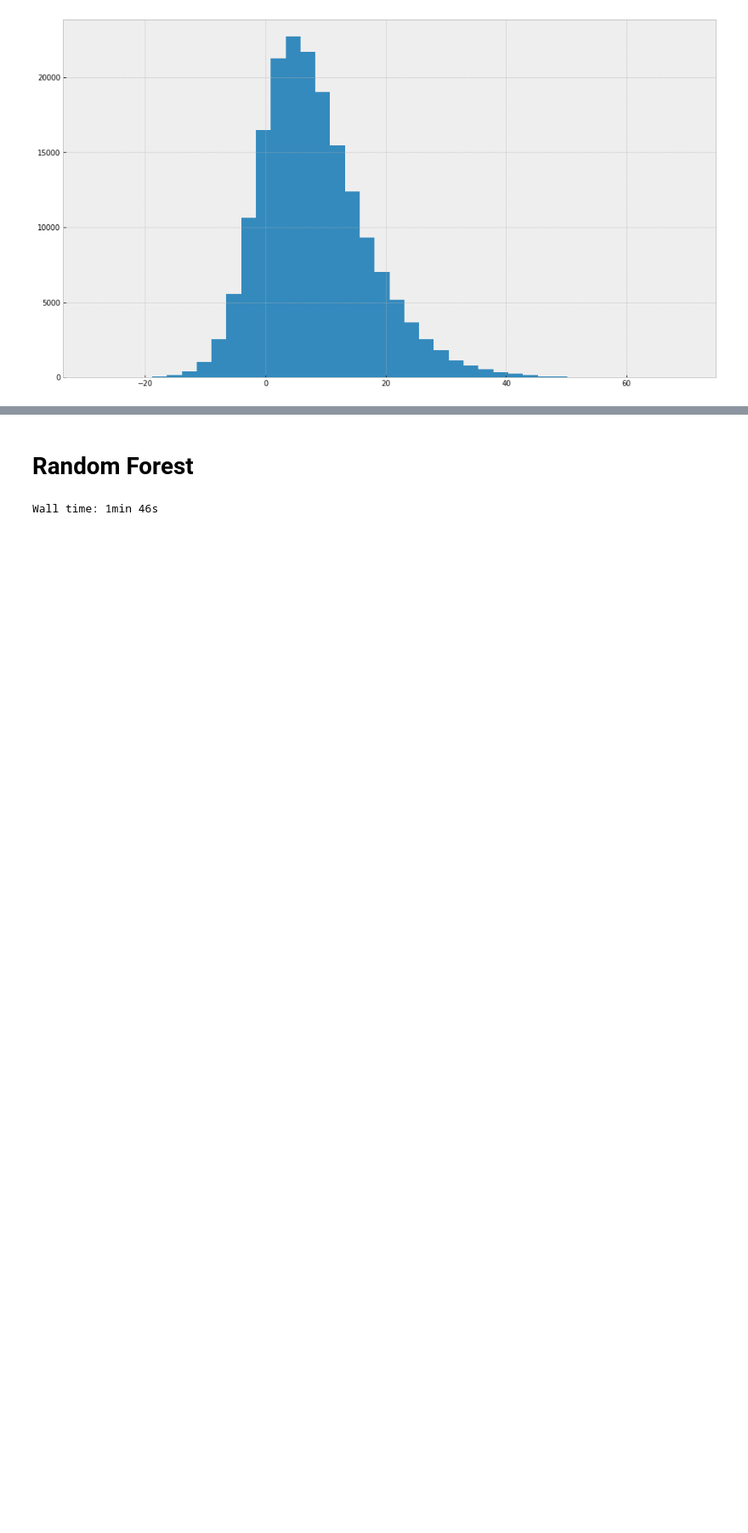
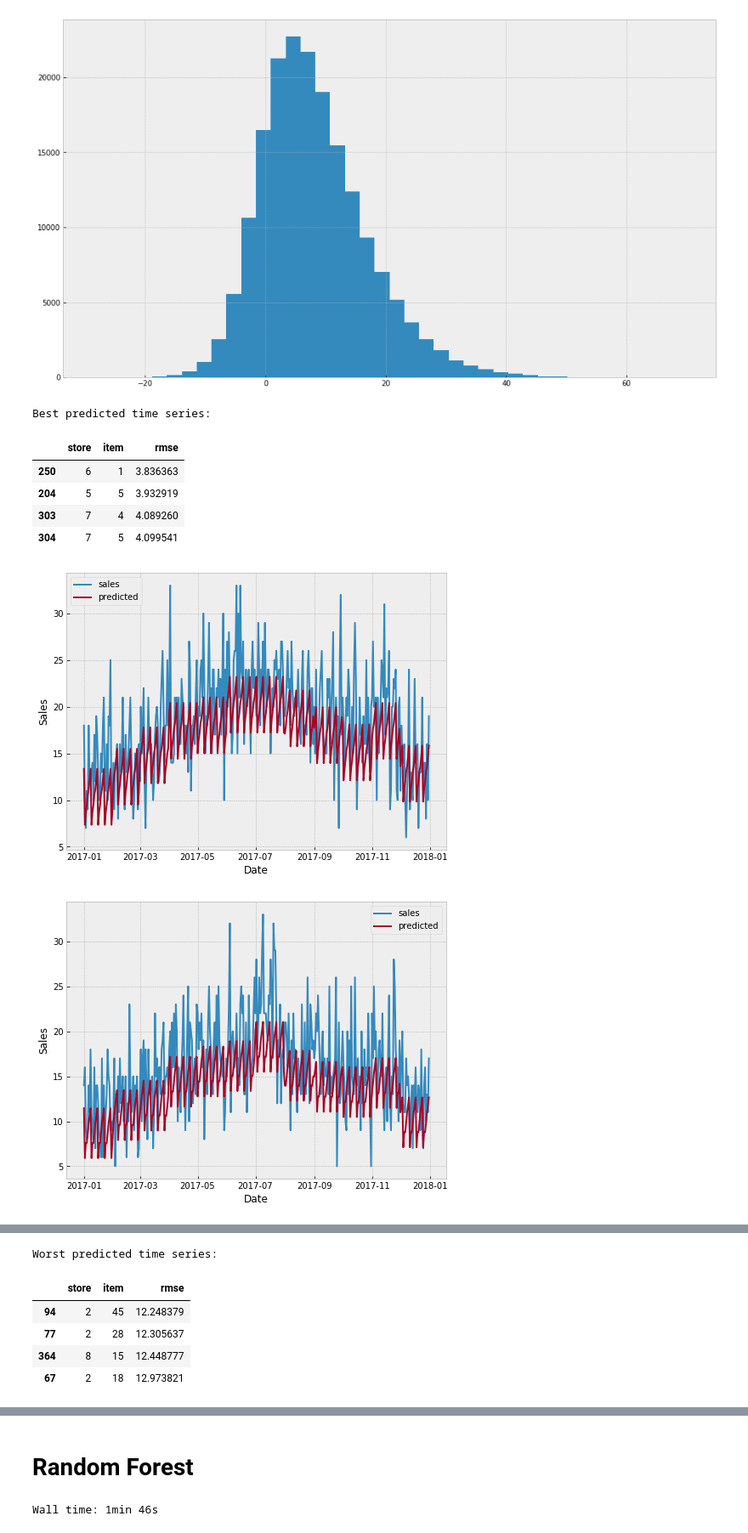
Before and after one commit to alessandro1998-it/TimeSeries, a Jupyter notebook: Store item comptetition forecasting.ipynb, the cells around one changed output, grey strips where cells are left out. Shown at 85% size. Saved outputs shown, nothing was run; the diff lists cells and outputs as text; code cells hidden in the pictures; blank space fills up the shorter version.

```diff
--- a/Store item comptetition forecasting.ipynb
+++ b/Store item comptetition forecasting.ipynb
@@ -294,3 +290,49 @@ plt.show()
 | 2017-03-30 | 2 | 6 | 65 | 64.999827 | 0.000173 | 0.000173 |
 | 2017-03-12 | 8 | 30 | 51 | 50.999919 | 0.000081 | 0.000081 |
 [figure]
+# %%
+# Let's define some functions to plot the best and worst predicted series
+
+def plot_best_worst_series(forecast, n=4):
+    # Sort all the series by their rmse, to find best and worst predicted
+    sorted_by_error = (forecast.groupby(['store', 'item'])['error']
+                           .std()
+                           .reset_index()
+                           .sort_values('error')
+                           .rename(columns={'error': 'rmse'}))
+    # Create a dictionary with the ids of the stores and items of the best/worst series
+    top_predicted = sorted_by_error[['store', 'item']].head(n).to_dict(orient='records')
+    bot_predicted = sorted_by_error[['store', 'item']].tail(n).to_dict(orient='records')
+    # Display the series names, and plot the series
+    print('Best predicted time series: ')
+    display(sorted_by_error.head(n))
+    plot_forecasts_from_data(forecast, top_predicted)
+    print('Worst predicted time series: ')
+    display(sorted_by_error.tail(n))
+    plot_forecasts_from_data(forecast, bot_predicted)
+
+
+def plot_forecasts_from_data(forecast, series_dicts):
+    # I created this graphing function, since the commands were the same for plotting the best
+    # and the worst series
+    for series_info in series_dicts:
+        temp = forecast[forecast['store'].eq(series_info['store']) &
+                        forecast['item'].eq(series_info['item'])]
+        plt.figure(figsize=(8, 6))
+        plt.xlabel('Date')
+        plt.ylabel('Sales')
+        plt.plot(temp['sales'])
+        plt.plot(temp['predicted'])
+        plt.legend()
+        plt.show()
+# %%
+plot_best_worst_series(forecast)
+# %% [output]
+Best predicted time series:
+|  | store | item | rmse |
+| 250 | 6 | 1 | 3.836363 |
+| 204 | 5 | 5 | 3.932919 |
+| 303 | 7 | 4 | 4.089260 |
+| 304 | 7 | 5 | 4.099541 |
+[figure, added]
+[figure, added]
@@ -296,0 +341,6 @@ plt.show()
+Worst predicted time series:
+|  | store | item | rmse |
+| 94 | 2 | 45 | 12.248379 |
+| 77 | 2 | 28 | 12.305637 |
+| 364 | 8 | 15 | 12.448777 |
+| 67 | 2 | 18 | 12.973821 |
```
Also changed, not shown: parts of 19 cells of this notebook.
